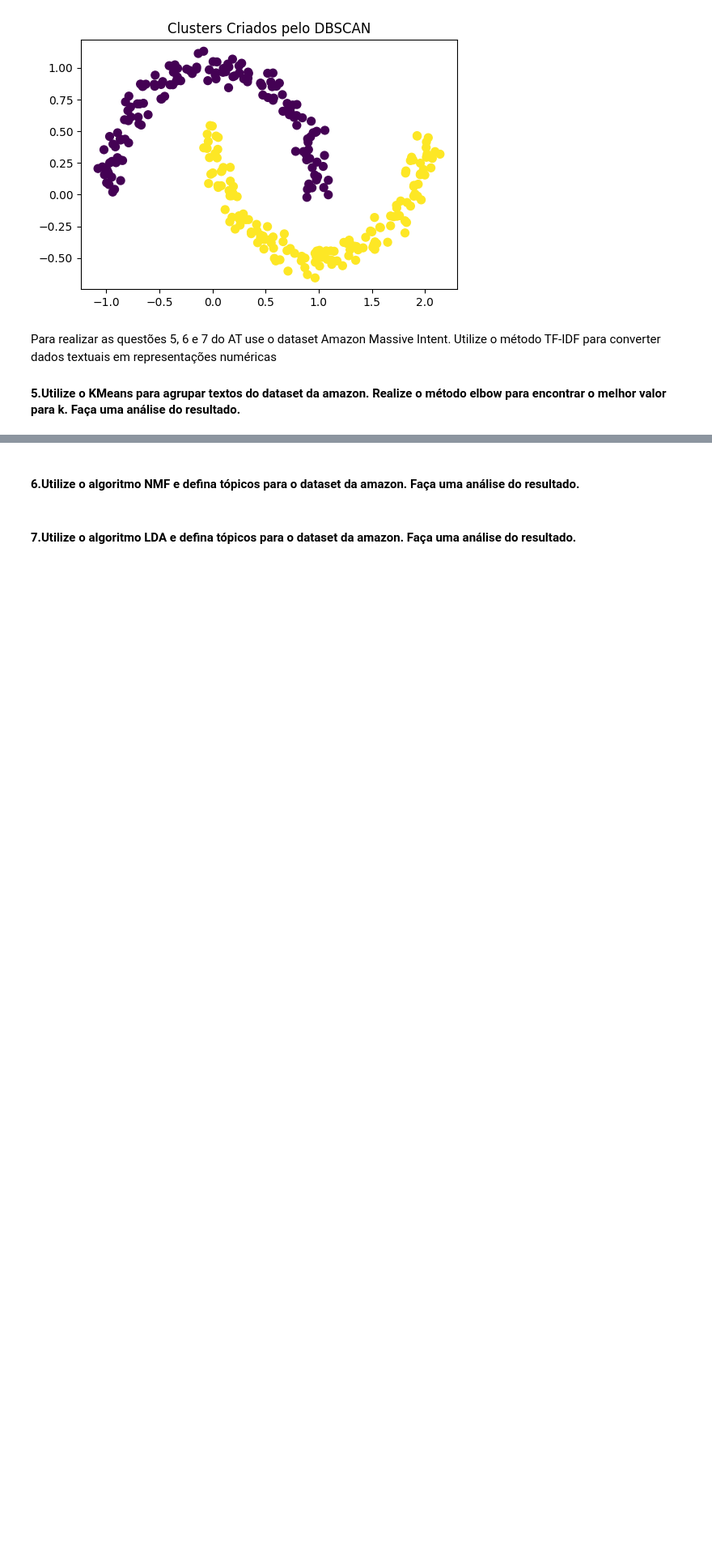
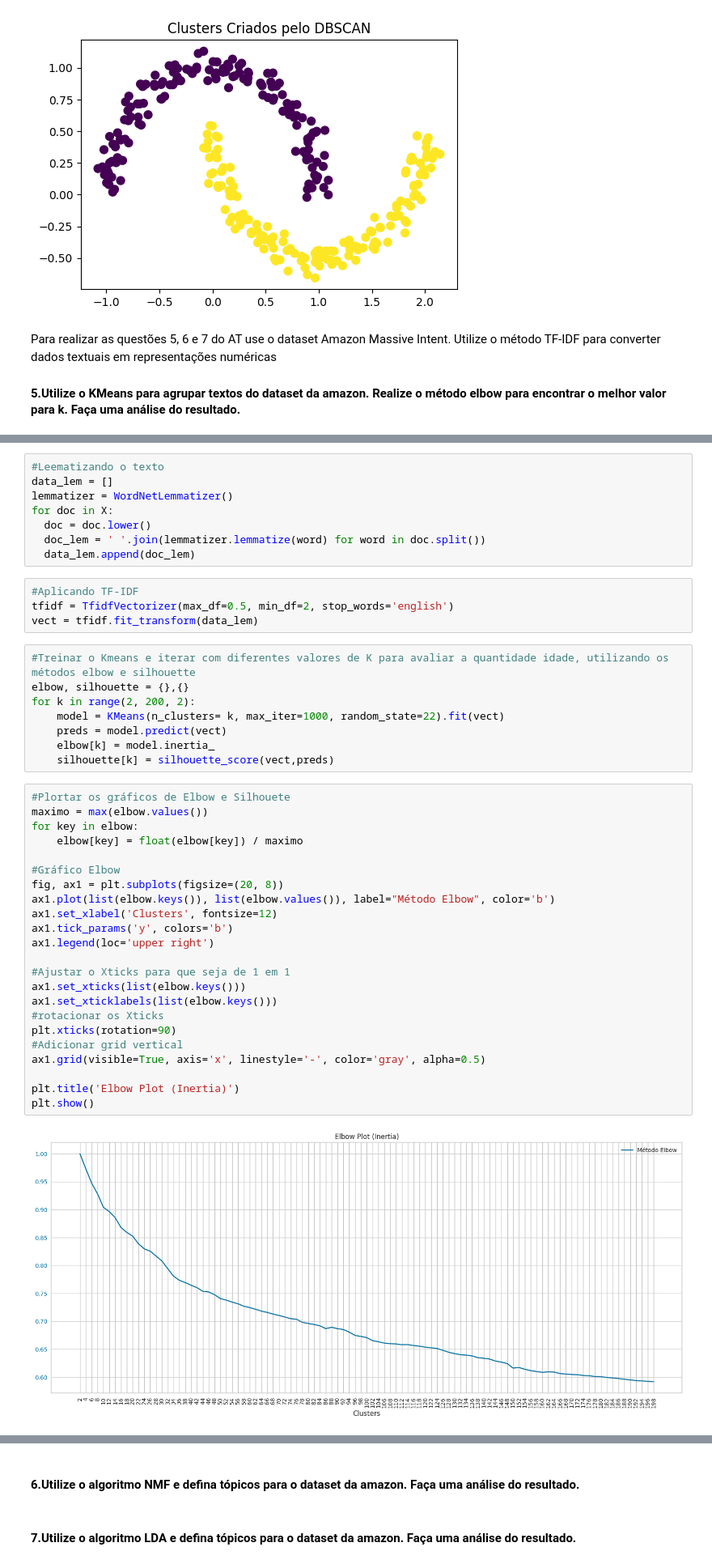
Before and after one commit to rodrigo1992-cmyk/Faculdade, a Jupyter notebook: Notebooks/rodrigo_mesquita_DR4_AT.ipynb, the cells around one changed output, grey strips where cells are left out. Shown at 81% size. Cells and saved outputs as stored; diff of their text form; blank space fills up the shorter version.

```diff
--- a/Notebooks/rodrigo_mesquita_DR4_AT.ipynb
+++ b/Notebooks/rodrigo_mesquita_DR4_AT.ipynb
@@ -127,0 +205,45 @@ Para realizar as questões 5, 6 e 7 do AT use o dataset Amazon Massive Intent. U
+# %%
+#Leematizando o texto
+data_lem = []
+lemmatizer = WordNetLemmatizer()
+for doc in X:
+  doc = doc.lower()
+  doc_lem = ' '.join(lemmatizer.lemmatize(word) for word in doc.split())
+  data_lem.append(doc_lem)
+# %%
+#Aplicando TF-IDF
+tfidf = TfidfVectorizer(max_df=0.5, min_df=2, stop_words='english')
+vect = tfidf.fit_transform(data_lem)
+# %%
+#Treinar o Kmeans e iterar com diferentes valores de K para avaliar a quantidade idade, utilizando os métodos elbow e silhouette
+elbow, silhouette = {},{}
+for k in range(2, 200, 2):
+    model = KMeans(n_clusters= k, max_iter=1000, random_state=22).fit(vect)
+    preds = model.predict(vect)
+    elbow[k] = model.inertia_
+    silhouette[k] = silhouette_score(vect,preds)
+# %%
+#Plortar os gráficos de Elbow e Silhouete
+maximo = max(elbow.values())
+for key in elbow:
+    elbow[key] = float(elbow[key]) / maximo
+
+#Gráfico Elbow
+fig, ax1 = plt.subplots(figsize=(20, 8))
+ax1.plot(list(elbow.keys()), list(elbow.values()), label="Método Elbow", color='b')
+ax1.set_xlabel('Clusters', fontsize=12)
+ax1.tick_params('y', colors='b')
+ax1.legend(loc='upper right')
+
+#Ajustar o Xticks para que seja de 1 em 1
+ax1.set_xticks(list(elbow.keys()))
+ax1.set_xticklabels(list(elbow.keys()))
+#rotacionar os Xticks
+plt.xticks(rotation=90)
+#Adicionar grid vertical
+ax1.grid(visible=True, axis='x', linestyle='-', color='gray', alpha=0.5)
+
+plt.title('Elbow Plot (Inertia)')
+plt.show()
+# %% [output]
+[figure, added]
```
Also changed, not shown: parts of 9 cells of this notebook, 2 other files.
